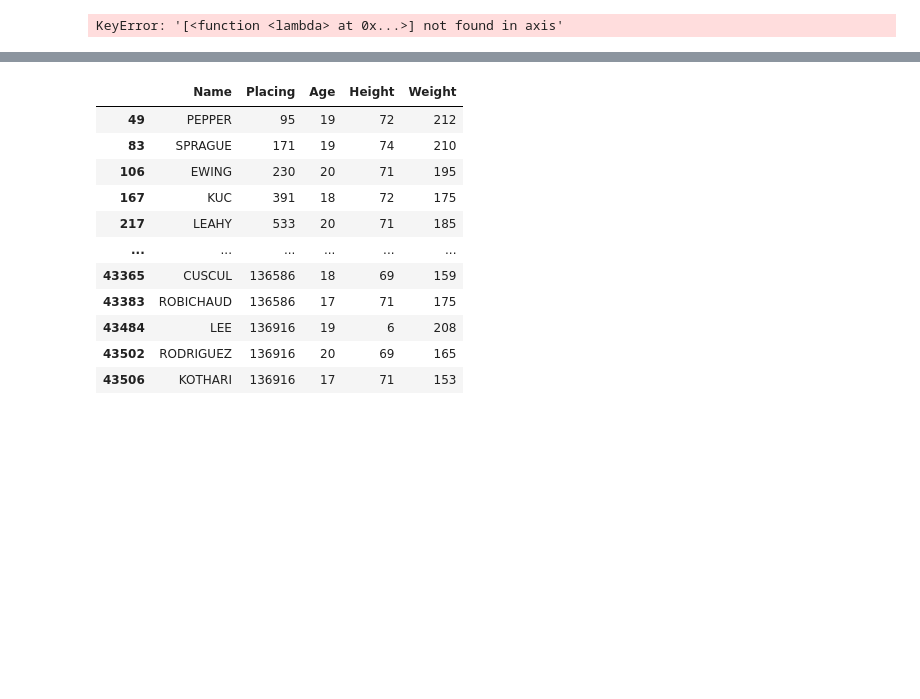
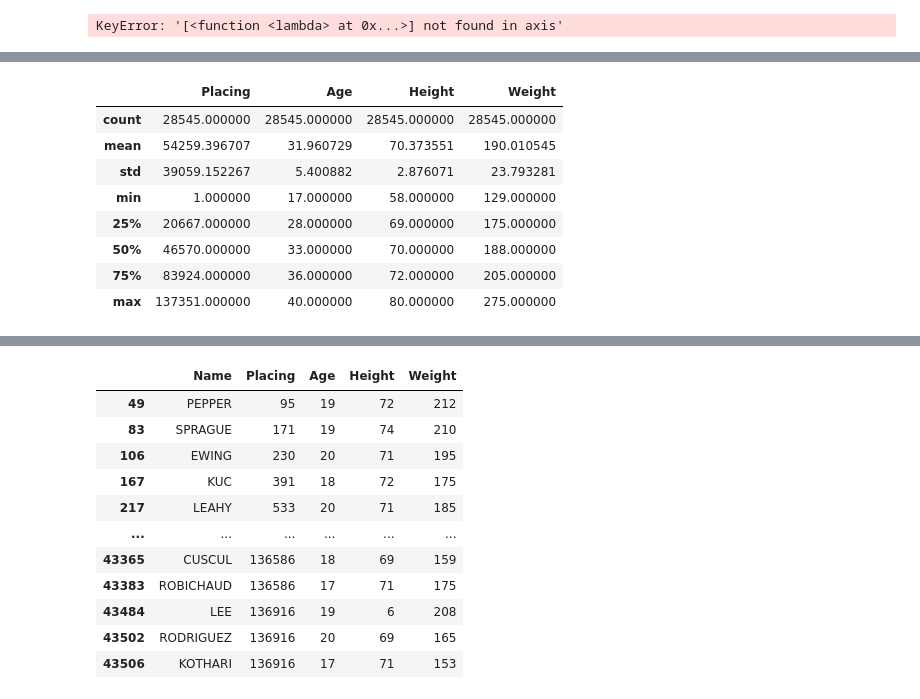
Before and after one commit to Jamesmg10/FinalCapstone, a Jupyter notebook: Explore.ipynb, the cells around one changed output, grey strips where cells are left out. Drawn from its saved outputs; the diff is of its cells as text; code cells hidden in the pictures; blank space fills up the shorter version.

Commit message:
finished cleaning portion, minor outliers in the weight column, ready for regression.

```diff
--- a/Explore.ipynb
+++ b/Explore.ipynb
@@ -319,0 +303,2 @@ SyntaxError: invalid syntax (1065353693.py, line 1)
+# %%
+compHW = compHW[compHW['Height'].isin([58,59,60,61,62,63,64,65,66,67,68,69,70,71,72,73,74,75,76,77,78,79,80])]
@@ -319,0 +455,12 @@ SyntaxError: invalid syntax (1065353693.py, line 1)
+# %%
+compHW.describe()
+# %% [output]
+|  | Placing | Age | Height | Weight |
+| count | 28545.000000 | 28545.000000 | 28545.000000 | 28545.000000 |
+| mean | 54259.396707 | 31.960729 | 70.373551 | 190.010545 |
+| std | 39059.152267 | 5.400882 | 2.876071 | 23.793281 |
+| min | 1.000000 | 17.000000 | 58.000000 | 129.000000 |
+| 25% | 20667.000000 | 28.000000 | 69.000000 | 175.000000 |
+| 50% | 46570.000000 | 33.000000 | 70.000000 | 188.000000 |
+| 75% | 83924.000000 | 36.000000 | 72.000000 | 205.000000 |
+| max | 137351.000000 | 40.000000 | 80.000000 | 275.000000 |
```
Also changed, not shown: parts of 18 cells of this notebook.
